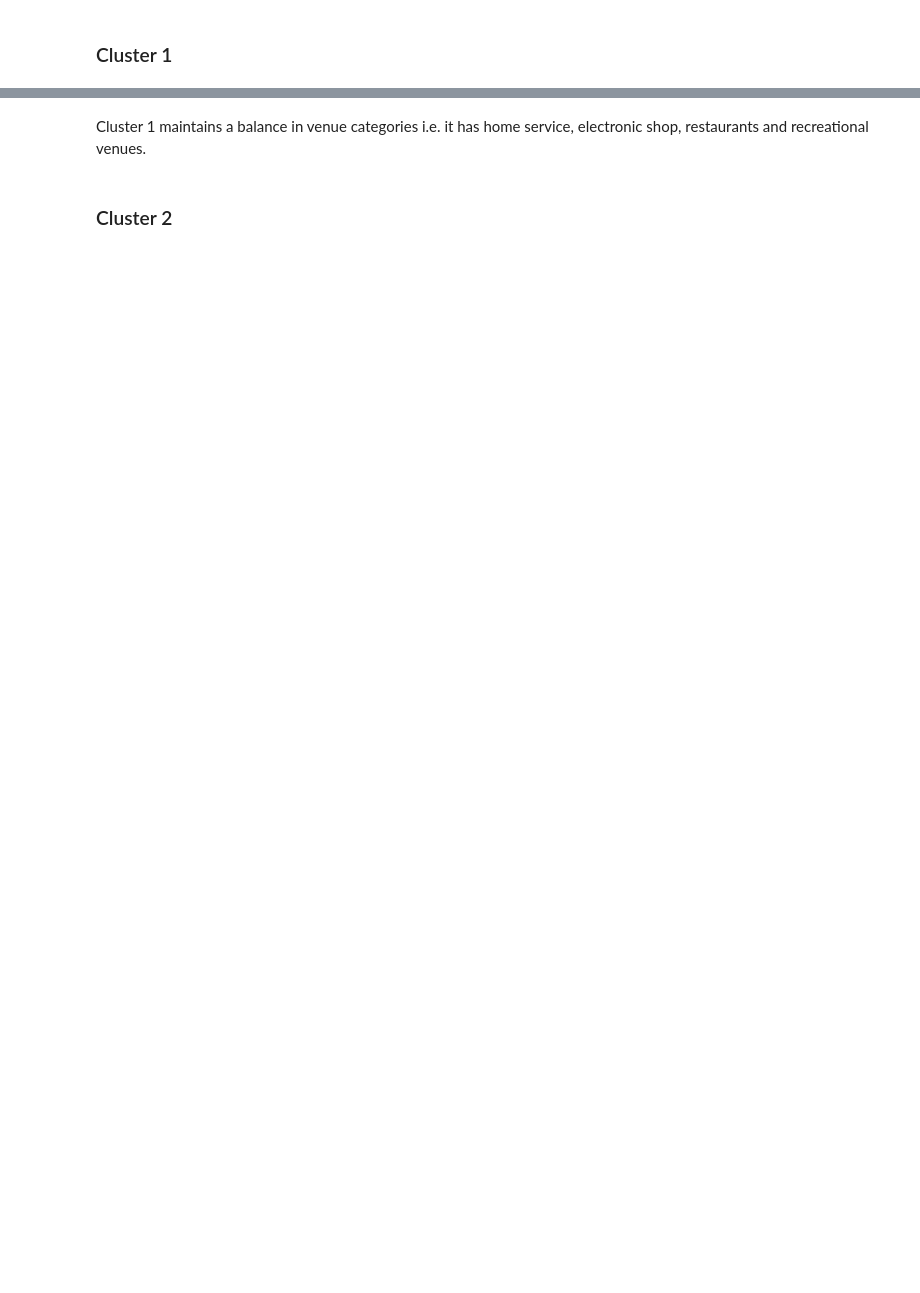
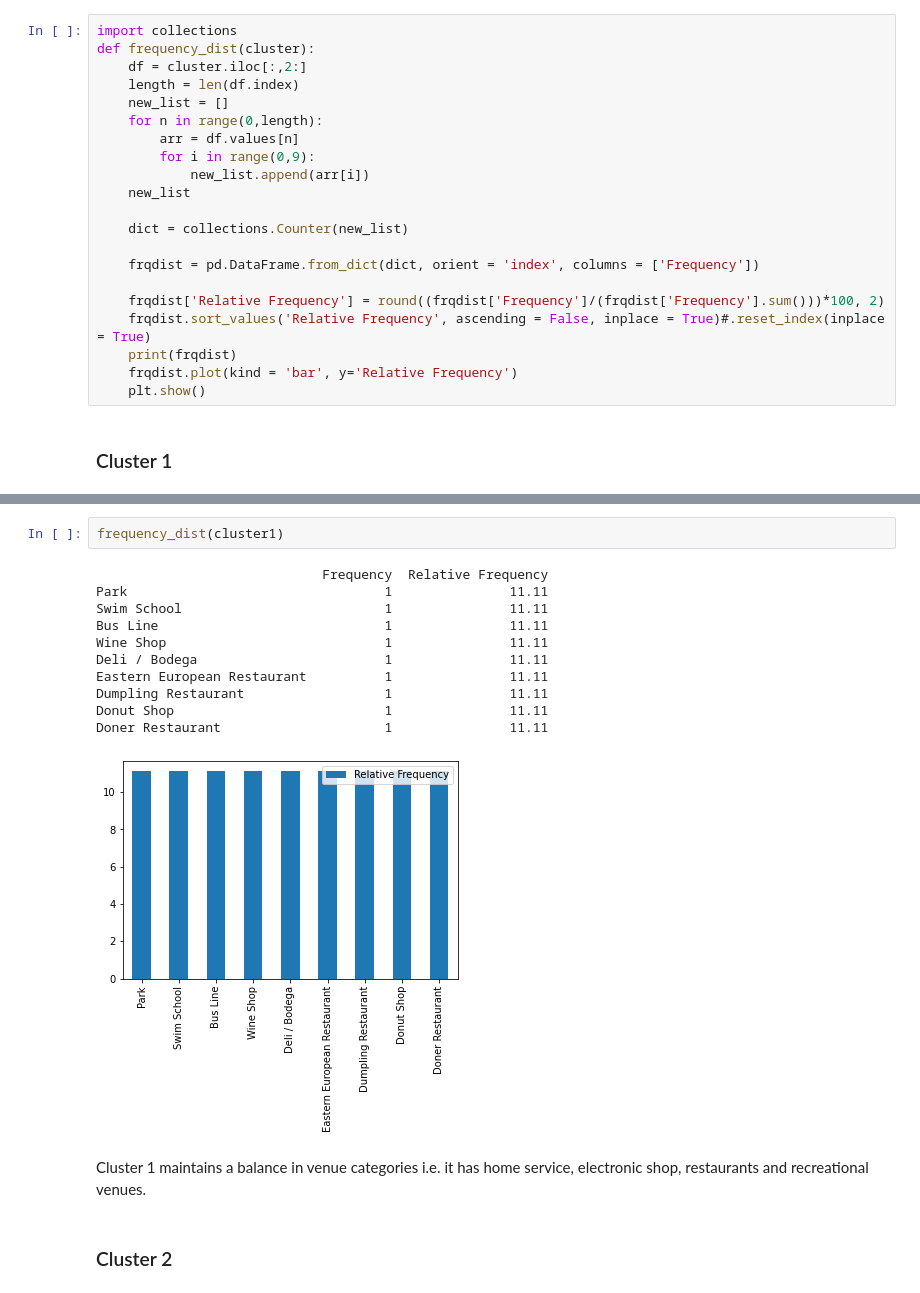
Before and after one commit to Sneha7119/Coursera_Capstone, a Jupyter notebook: Neighborhood Clusters in Toronto.ipynb, the cells around one changed output, grey strips where cells are left out. Saved outputs shown, nothing was run; the diff lists cells and outputs as text; blank space fills up the shorter version.

```diff
--- a/Neighborhood Clusters in Toronto.ipynb
+++ b/Neighborhood Clusters in Toronto.ipynb
@@ -515,6 +519,27 @@ map_clusters
 ## Examine Clusters
 # %% [markdown]
 Now, we can examine each cluster and determine the discriminating venue categories that distinguish each cluster.
+# %%
+import collections
+def frequency_dist(cluster):
+    df = cluster.iloc[:,2:]
+    length = len(df.index)
+    new_list = []
+    for n in range(0,length):
+        arr = df.values[n]
+        for i in range(0,9):
+            new_list.append(arr[i])
+    new_list
+
+    dict = collections.Counter(new_list)
+
+    frqdist = pd.DataFrame.from_dict(dict, orient = 'index', columns = ['Frequency'])
+
+    frqdist['Relative Frequency'] = round((frqdist['Frequency']/(frqdist['Frequency'].sum()))*100, 2)
+    frqdist.sort_values('Relative Frequency', ascending = False, inplace = True)#.reset_index(inplace = True)
+    print(frqdist)
+    frqdist.plot(kind = 'bar', y='Relative Frequency')
+    plt.show()
 # %% [markdown]
 ### Cluster 1
 # %%
@@ -525,3 +551,17 @@ toronto_merged.loc[toronto_merged['Cluster Labels'] == 0, toronto_merged.columns
+# %%
+frequency_dist(cluster1)
+# %% [output]
+                             Frequency  Relative Frequency
+Park                                 1               11.11
+Swim School                          1               11.11
+Bus Line                             1               11.11
+Wine Shop                            1               11.11
+Deli / Bodega                        1               11.11
+Eastern European Restaurant          1               11.11
+Dumpling Restaurant                  1               11.11
+Donut Shop                           1               11.11
+Doner Restaurant                     1               11.11
+[figure, added]
 # %% [markdown]
 Cluster 1 maintains a balance in venue categories i.e. it has home service, electronic shop, restaurants and recreational venues.
 # %% [markdown]
```
Also changed, not shown: parts of 20 cells of this notebook.
